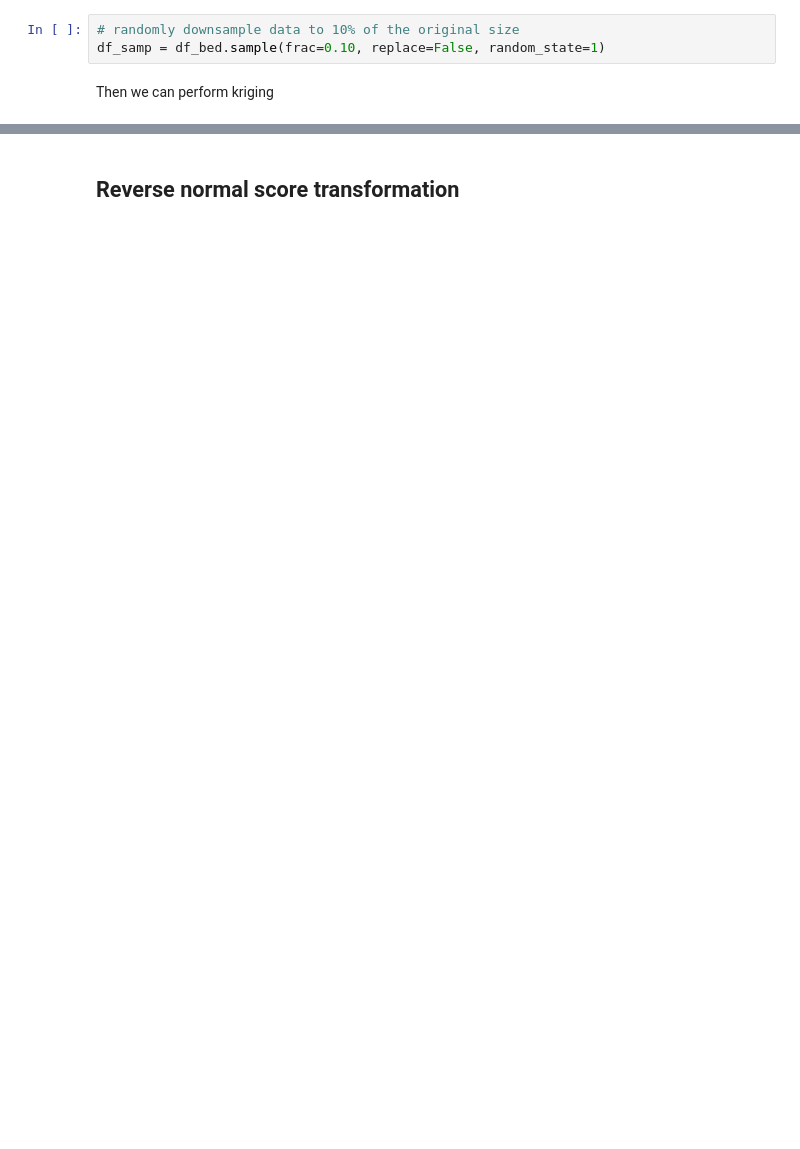
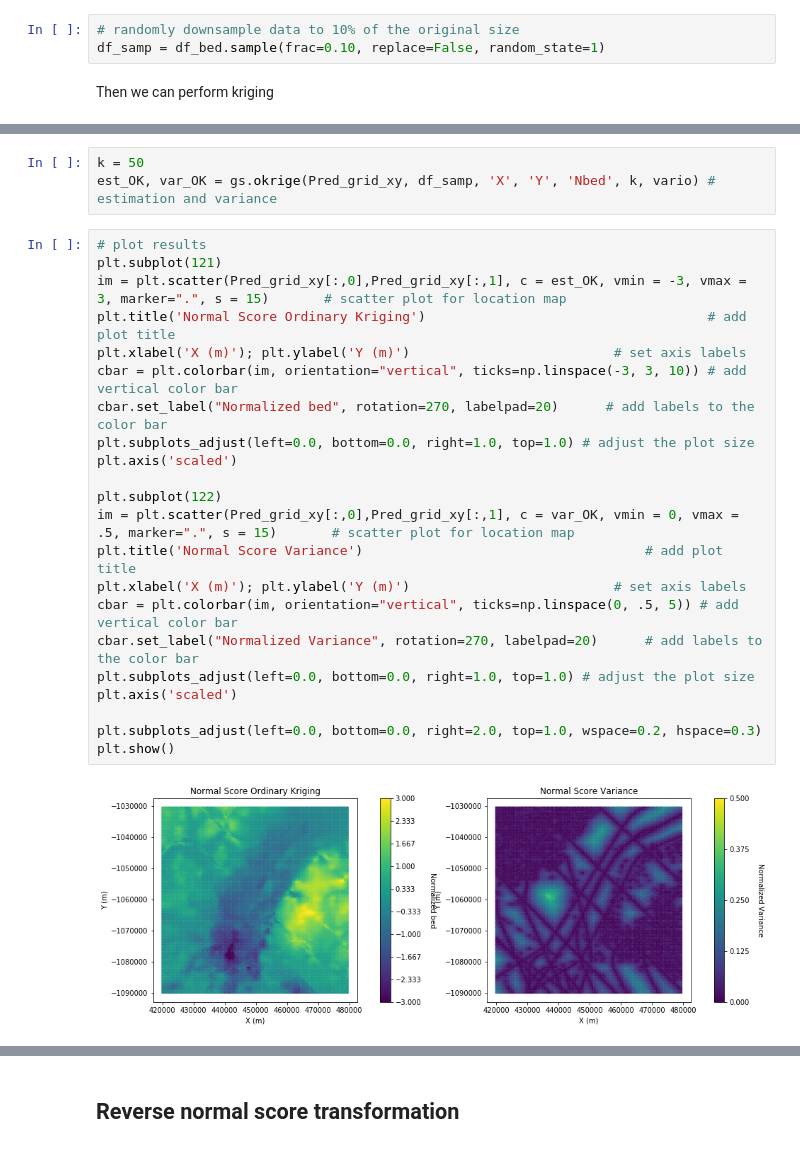
Before and after one commit to GatorGlaciology/GStatSim, a Jupyter notebook: GlacierStats/Kriging.ipynb, the cells around one changed output, grey strips where cells are left out. Saved outputs shown, nothing was run; the diff lists cells and outputs as text; blank space fills up the shorter version.

```diff
--- a/GlacierStats/Kriging.ipynb
+++ b/GlacierStats/Kriging.ipynb
@@ -103,0 +106,27 @@ plt.show()
+# %%
+k = 50
+est_OK, var_OK = gs.okrige(Pred_grid_xy, df_samp, 'X', 'Y', 'Nbed', k, vario) # estimation and variance
+# %%
+# plot results
+plt.subplot(121)
+im = plt.scatter(Pred_grid_xy[:,0],Pred_grid_xy[:,1], c = est_OK, vmin = -3, vmax = 3, marker=".", s = 15)       # scatter plot for location map
+plt.title('Normal Score Ordinary Kriging')                                    # add plot title
+plt.xlabel('X (m)'); plt.ylabel('Y (m)')                          # set axis labels
+cbar = plt.colorbar(im, orientation="vertical", ticks=np.linspace(-3, 3, 10)) # add vertical color bar
+cbar.set_label("Normalized bed", rotation=270, labelpad=20)      # add labels to the color bar
+plt.subplots_adjust(left=0.0, bottom=0.0, right=1.0, top=1.0) # adjust the plot size
+plt.axis('scaled')
+
+plt.subplot(122)
+im = plt.scatter(Pred_grid_xy[:,0],Pred_grid_xy[:,1], c = var_OK, vmin = 0, vmax = .5, marker=".", s = 15)       # scatter plot for location map
+plt.title('Normal Score Variance')                                    # add plot title
+plt.xlabel('X (m)'); plt.ylabel('Y (m)')                          # set axis labels
+cbar = plt.colorbar(im, orientation="vertical", ticks=np.linspace(0, .5, 5)) # add vertical color bar
+cbar.set_label("Normalized Variance", rotation=270, labelpad=20)      # add labels to the color bar
+plt.subplots_adjust(left=0.0, bottom=0.0, right=1.0, top=1.0) # adjust the plot size
+plt.axis('scaled')
+
+plt.subplots_adjust(left=0.0, bottom=0.0, right=2.0, top=1.0, wspace=0.2, hspace=0.3)
+plt.show()
+# %% [output]
+[figure, added]
```
Also changed, not shown: parts of 13 cells of this notebook.
